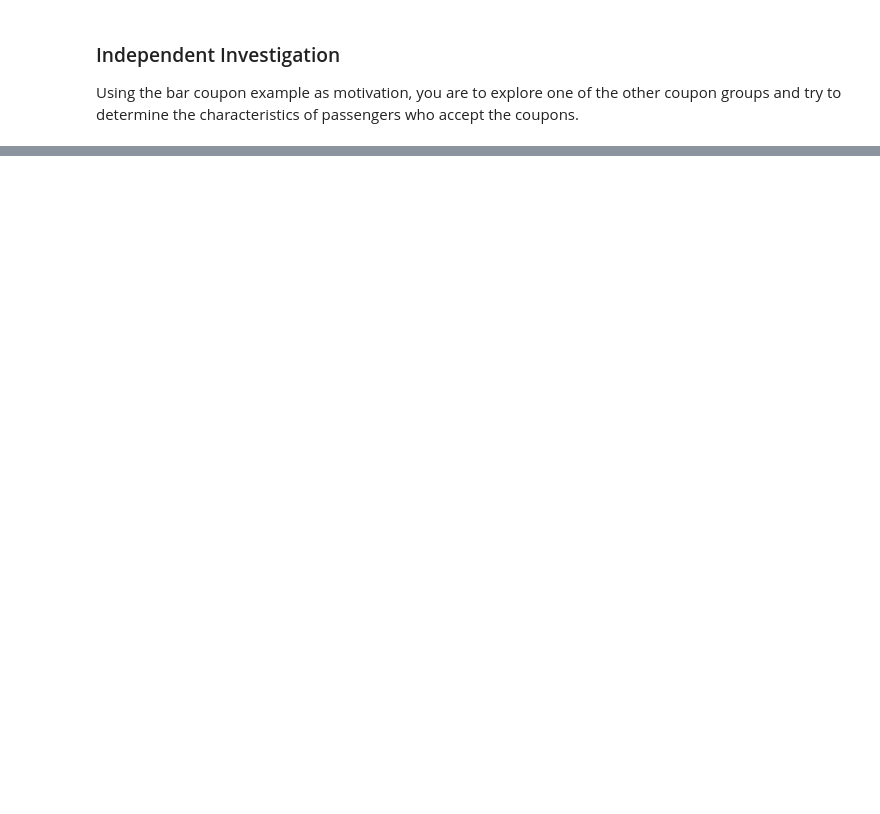
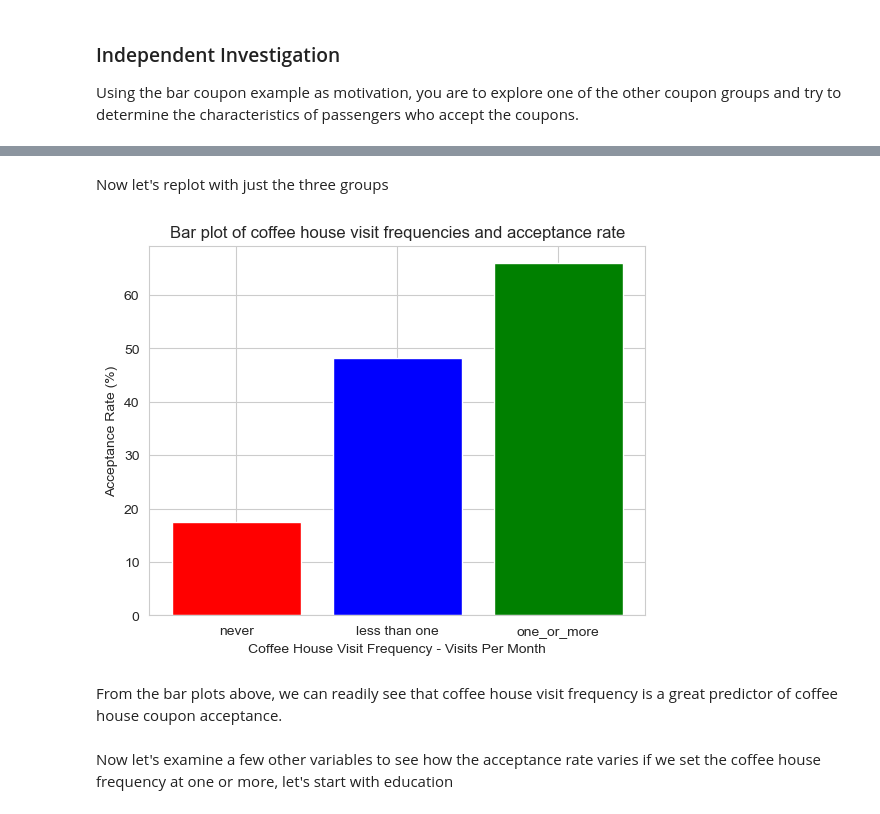
Before and after one commit to jeffreylgoode/Coupon_Project, a Jupyter notebook: Coupon_Project.ipynb, the cells around one changed output, grey strips where cells are left out. Saved outputs shown, nothing was run; the diff lists cells and outputs as text; code cells hidden in the pictures; blank space fills up the shorter version.

```diff
--- a/Coupon_Project.ipynb
+++ b/Coupon_Project.ipynb
@@ -583,0 +655,23 @@ Using the bar coupon example as motivation, you are to explore one of the other
+# %% [markdown]
+Now let's replot with just the three groups
+# %%
+values = [never_rate, less_than_one_rate, one_or_more_rate]
+
+# Create labels for each bar
+labels = ['never', 'less than one', 'one_or_more']
+
+# Define colors for each bar
+colors = ['red', 'blue', 'green']
+
+# Plot with colors
+plt.bar(labels, values, color=colors)
+plt.ylabel("Acceptance Rate (%)")
+plt.xlabel("Coffee House Visit Frequency - Visits Per Month")
+plt.title("Bar plot of coffee house visit frequencies and acceptance rate")
+plt.show()
+# %% [output]
+[figure, added]
+# %% [markdown]
+From the bar plots above, we can readily see that coffee house visit frequency is a great predictor of coffee house coupon acceptance.
+# %% [markdown]
+Now let's examine a few other variables to see how the acceptance rate varies if we set the coffee house frequency at one or more, let's start with education
```
Also changed, not shown: parts of 12 cells of this notebook.
